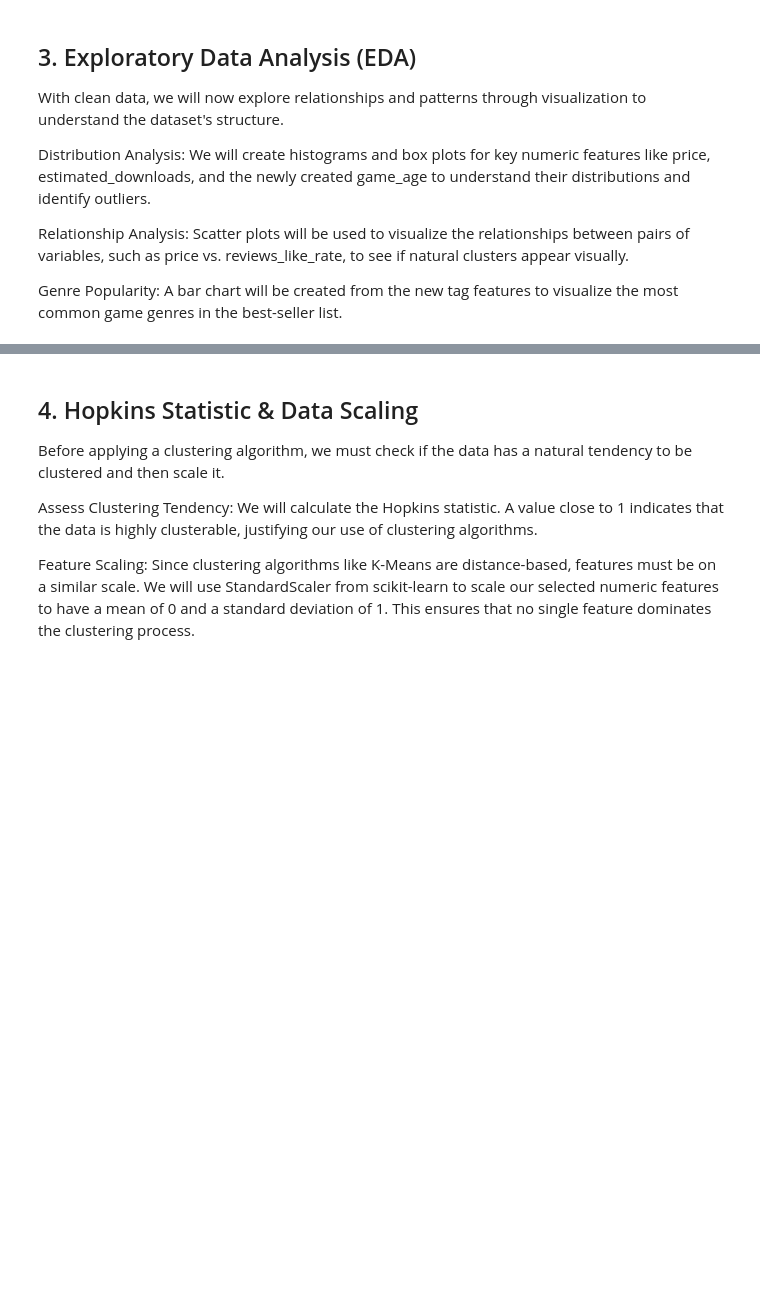
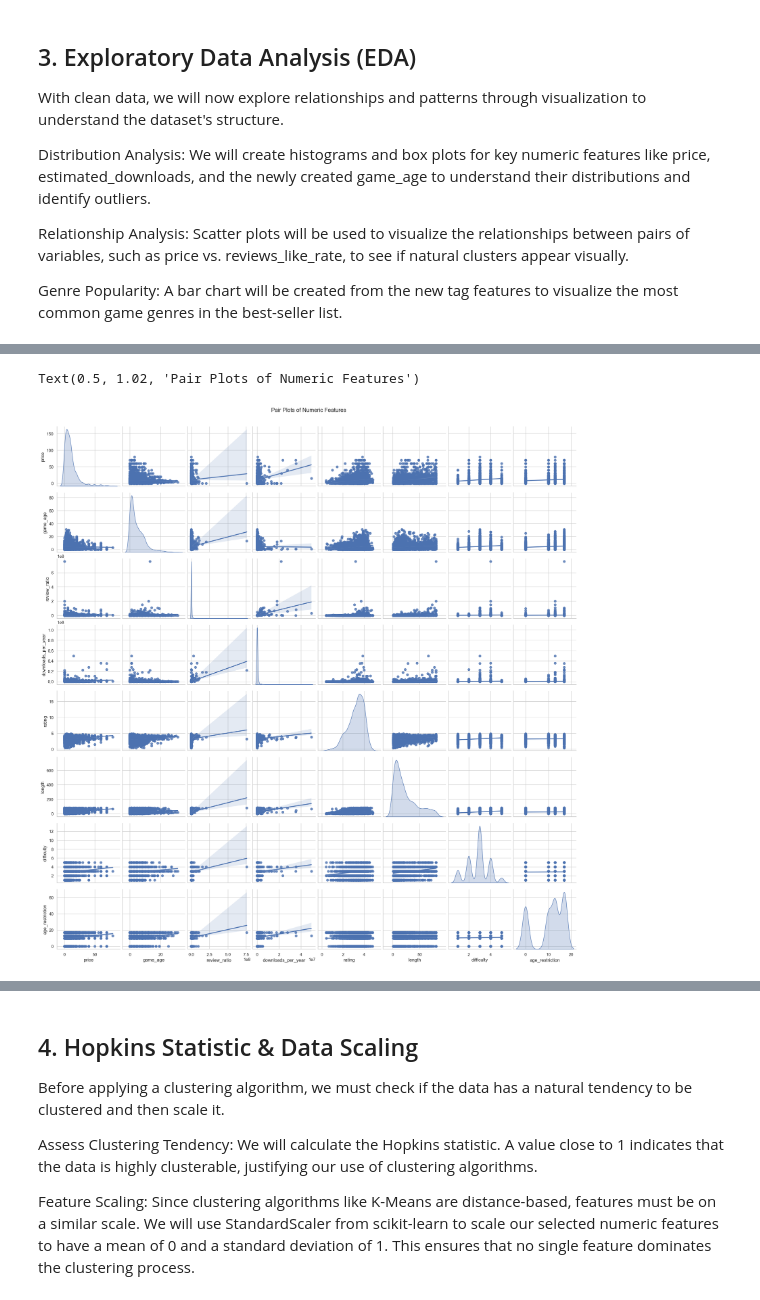
Before and after one commit to nuwanwixx/MDSAI25_ADM_MiniProject, a Jupyter notebook: besSelling_steam_games_analysis.ipynb, the cells around one changed output, grey strips where cells are left out. Saved outputs shown, nothing was run; the diff lists cells and outputs as text; code cells hidden in the pictures; blank space fills up the shorter version.

```diff
--- a/besSelling_steam_games_analysis.ipynb
+++ b/besSelling_steam_games_analysis.ipynb
@@ -386,0 +636,9 @@ Genre Popularity: A bar chart will be created from the new tag features to visua
+# %%
+# generate pair plots for all numeric features in a grid view
+# add regression line to the pair plots
+sns.set_theme(style='whitegrid')
+sns.pairplot(df_copy[numeric_features], diag_kind='kde', markers='o', kind='reg')
+plt.suptitle('Pair Plots of Numeric Features', y=1.02)
+# %% [output]
+Text(0.5, 1.02, 'Pair Plots of Numeric Features')
+[figure, added]
```
Also changed, not shown: parts of 52 cells of this notebook.
